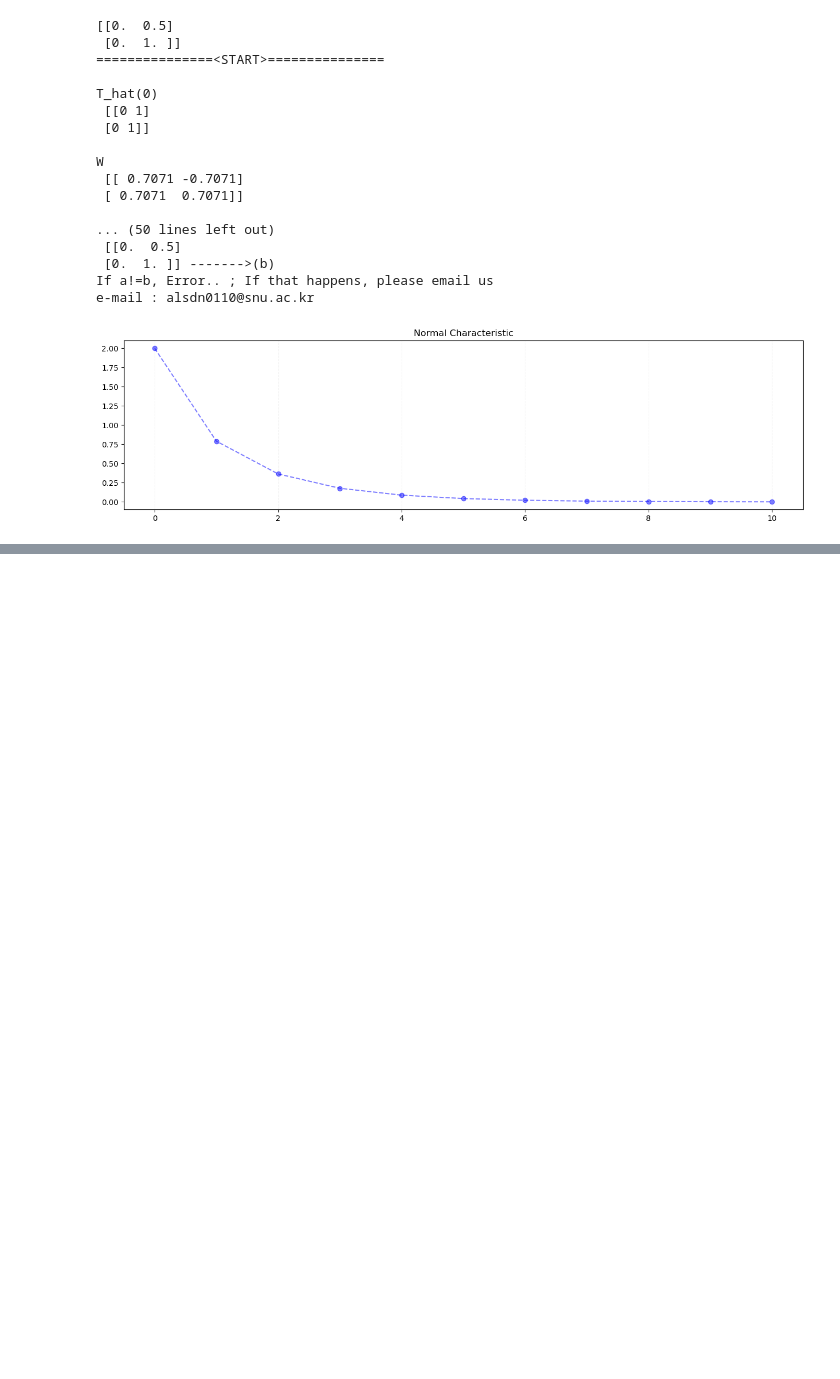
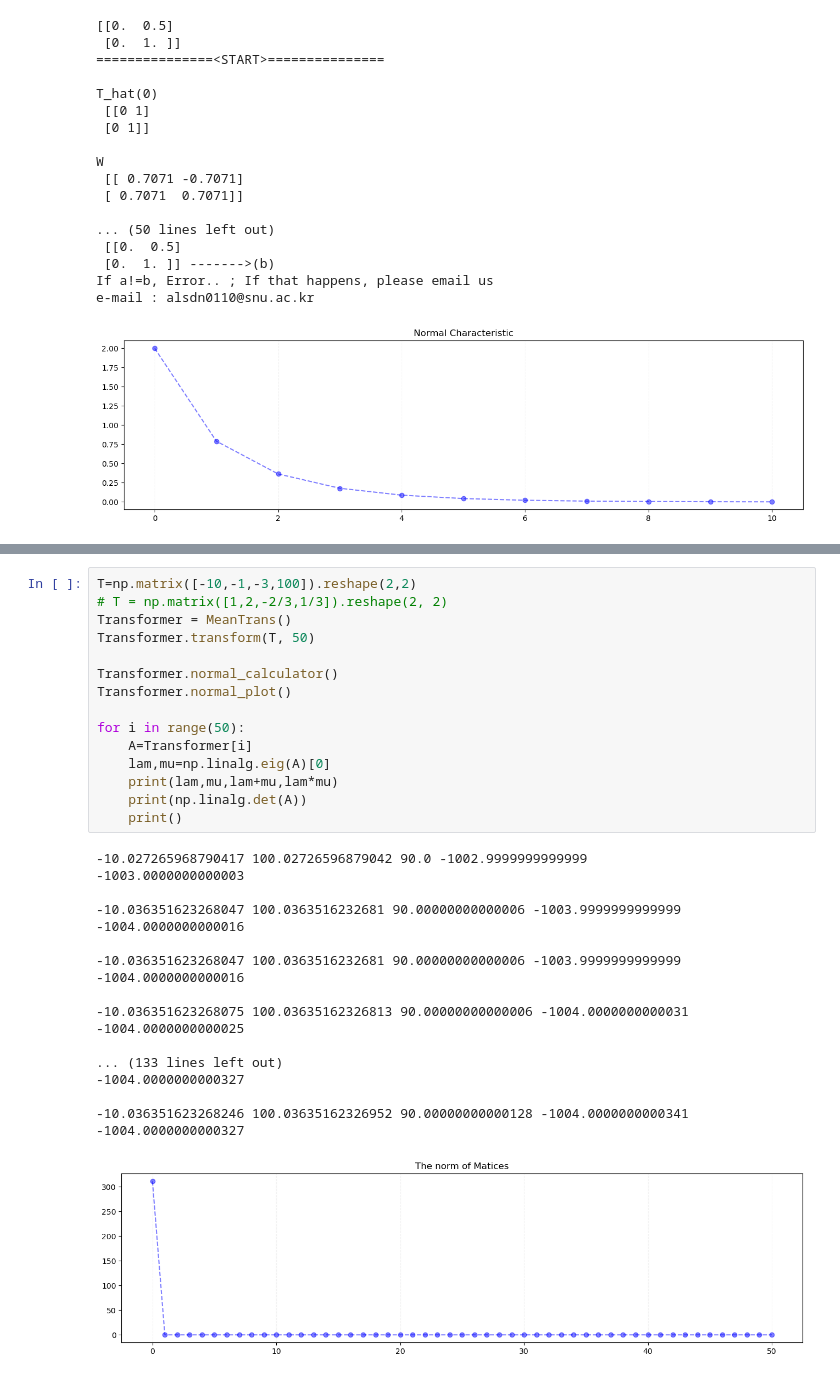
Before and after one commit to MinwooPark96/Computation-Mean-Transform-Convergence, a Jupyter notebook: paper_example.ipynb, the cells around one changed output, grey strips where cells are left out. Drawn from its saved outputs; the diff is of its cells as text; blank space fills up the shorter version.

```diff
--- a/paper_example.ipynb
+++ b/paper_example.ipynb
@@ -393,0 +497,34 @@ e-mail : alsdn0110@snu.ac.kr
+# %%
+T=np.matrix([-10,-1,-3,100]).reshape(2,2)
+# T = np.matrix([1,2,-2/3,1/3]).reshape(2, 2)
+Transformer = MeanTrans()
+Transformer.transform(T, 50)
+
+Transformer.normal_calculator()
+Transformer.normal_plot()
+
+for i in range(50):
+    A=Transformer[i]
+    lam,mu=np.linalg.eig(A)[0]
+    print(lam,mu,lam+mu,lam*mu)
+    print(np.linalg.det(A))
+    print()
+# %% [output]
+-10.027265968790417 100.02726596879042 90.0 -1002.9999999999999
+-1003.0000000000003
+
+-10.036351623268047 100.0363516232681 90.00000000000006 -1003.9999999999999
+-1004.0000000000016
+
+-10.036351623268047 100.0363516232681 90.00000000000006 -1003.9999999999999
+-1004.0000000000016
+
+-10.036351623268075 100.03635162326813 90.00000000000006 -1004.0000000000031
+-1004.0000000000025
+
+... (133 lines left out)
+-1004.0000000000327
+
+-10.036351623268246 100.03635162326952 90.00000000000128 -1004.0000000000341
+-1004.0000000000327
+[figure, added]
```
Also changed, not shown: parts of 16 cells of this notebook.
